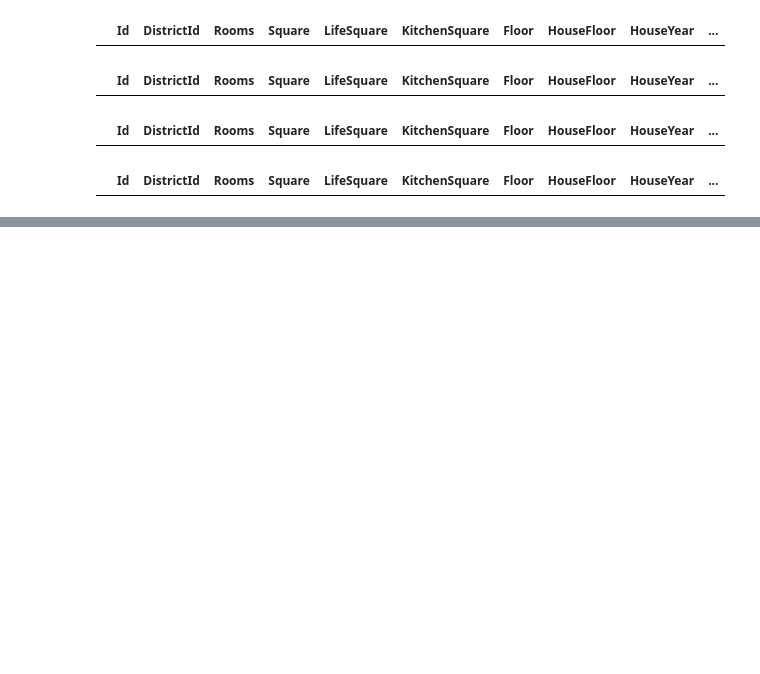
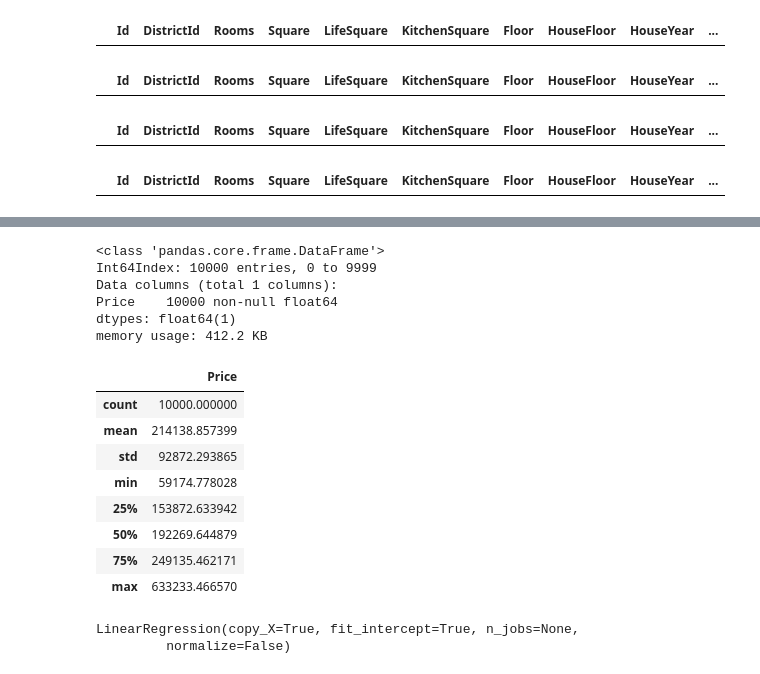
Before and after one commit to zirfuz/python_data_science, a Jupyter notebook: kurs1.ipynb, the cells around one changed output, grey strips where cells are left out. Drawn from its saved outputs; the diff is of its cells as text; code cells hidden in the pictures; blank space fills up the shorter version.

```diff
--- a/kurs1.ipynb
+++ b/kurs1.ipynb
@@ -186,0 +242,3 @@ plt.show()
+# %%
+y = pd.DataFrame(data, columns=['Price'])
+y.head()
@@ -186,0 +252,21 @@ plt.show()
+# %%
+y.info()
+# %% [output]
+<class 'pandas.core.frame.DataFrame'>
+Int64Index: 10000 entries, 0 to 9999
+Data columns (total 1 columns):
+Price    10000 non-null float64
+dtypes: float64(1)
+memory usage: 412.2 KB
+# %%
+y.describe()
+# %% [output]
+|  | Price |
+| count | 10000.000000 |
+| mean | 214138.857399 |
+| std | 92872.293865 |
+| min | 59174.778028 |
+| 25% | 153872.633942 |
+| 50% | 192269.644879 |
+| 75% | 249135.462171 |
+| max | 633233.466570 |
@@ -186,0 +275,15 @@ plt.show()
+# %%
+lr = LinearRegression()
+scaler = StandardScaler()
+
+X_train_scaled = scaler.fit_transform(X_train)
+X_train_scaled = pd.DataFrame(X_train_scaled, columns = X_train.columns)
+
+X_test_scaled = scaler.transform(X_test)
+X_test_scaled = pd.DataFrame(X_test_scaled, columns = X_test.columns)
+X_test_scaled
+
+lr.fit(X_train_scaled, y_train)
+# %% [output]
+LinearRegression(copy_X=True, fit_intercept=True, n_jobs=None,
+         normalize=False)
```
Also changed, not shown: parts of 11 cells of this notebook.
